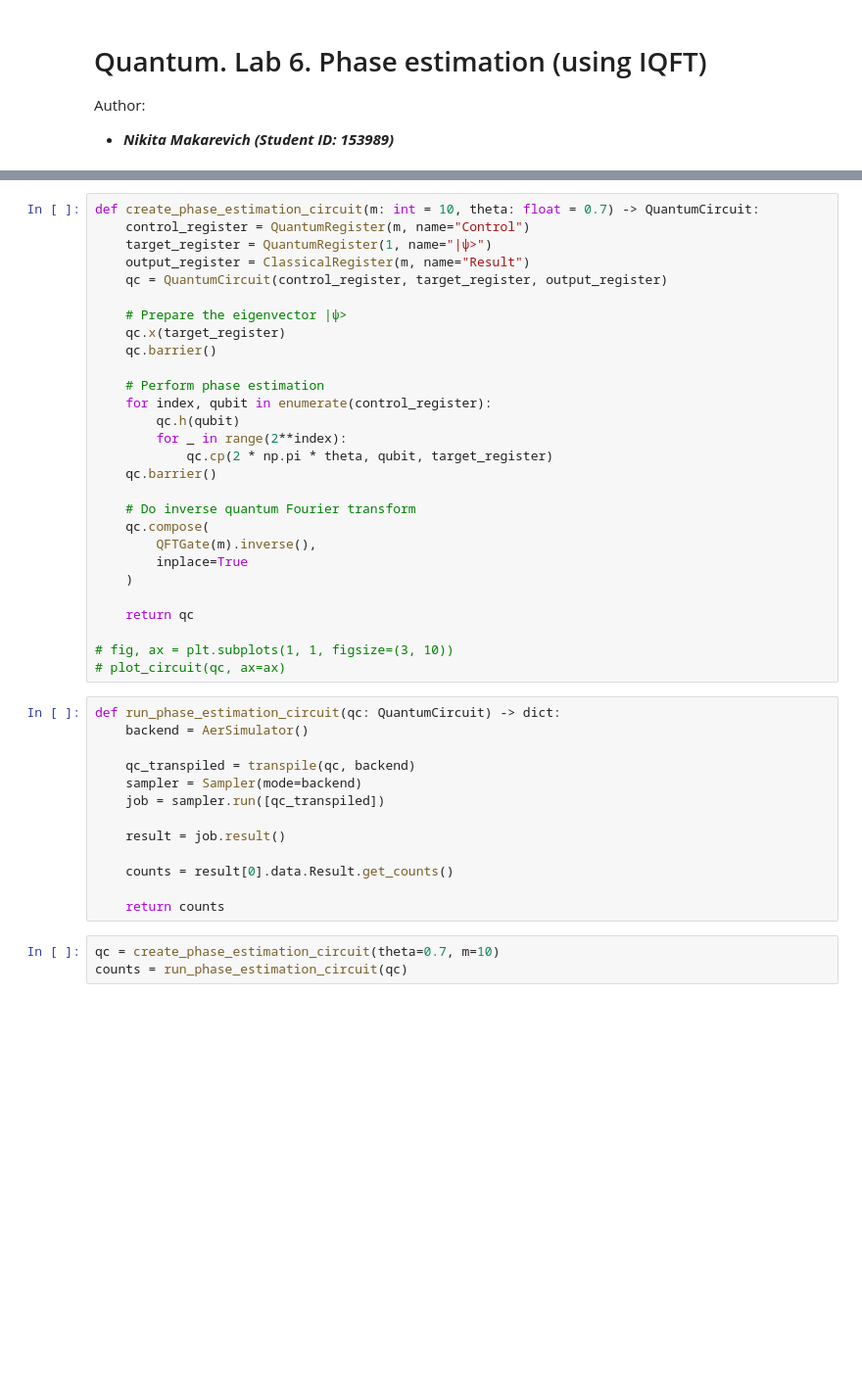
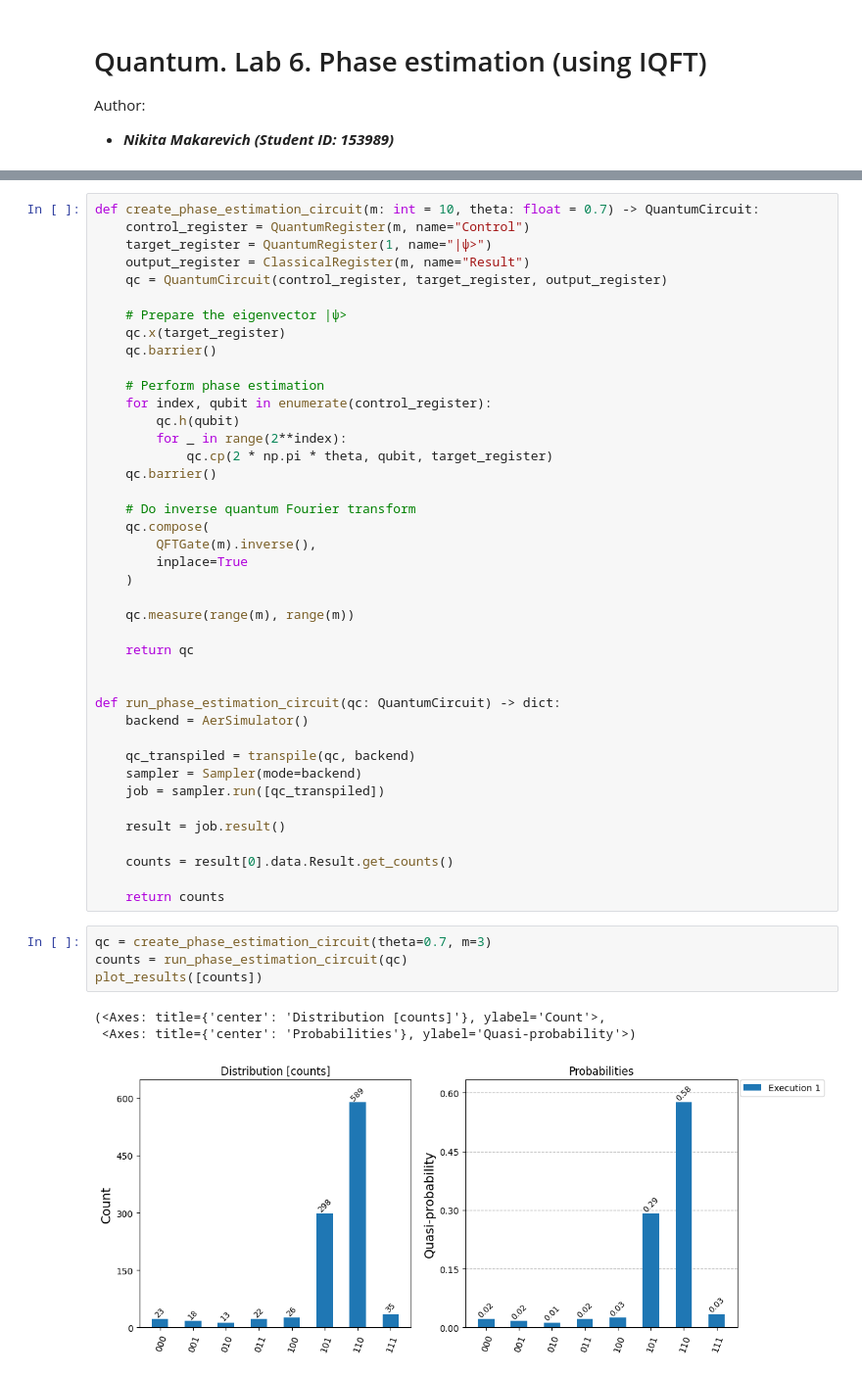
Before and after one commit to AmevinLS/quantum-uni, a Jupyter notebook: lab6/lab6.ipynb, the cells around one changed output, grey strips where cells are left out. Shown at 98% size. Saved outputs shown, nothing was run; the diff lists cells and outputs as text; blank space fills up the shorter version.

```diff
--- a/lab6/lab6.ipynb
+++ b/lab6/lab6.ipynb
@@ -142,23 +84,28 @@ def create_phase_estimation_circuit(m: int = 10, theta: float = 0.7) -> QuantumC
         inplace=True
     )
 
+    qc.measure(range(m), range(m))
+
     return qc
 
-# fig, ax = plt.subplots(1, 1, figsize=(3, 10))
-# plot_circuit(qc, ax=ax)
+
+def run_phase_estimation_circuit(qc: QuantumCircuit) -> dict:
+    backend = AerSimulator()
+
+    qc_transpiled = transpile(qc, backend)
+    sampler = Sampler(mode=backend)
+    job = sampler.run([qc_transpiled])
+
+    result = job.result()
+
+    counts = result[0].data.Result.get_counts()
+
+    return counts
-# %%
-def run_phase_estimation_circuit(qc: QuantumCircuit) -> dict:
-    backend = AerSimulator()
-
-    qc_transpiled = transpile(qc, backend)
-    sampler = Sampler(mode=backend)
-    job = sampler.run([qc_transpiled])
-
-    result = job.result()
-
-    counts = result[0].data.Result.get_counts()
-
-    return counts
 # %%
-qc = create_phase_estimation_circuit(theta=0.7, m=10)
+qc = create_phase_estimation_circuit(theta=0.7, m=3)
 counts = run_phase_estimation_circuit(qc)
+plot_results([counts])
+# %% [output]
+(<Axes: title={'center': 'Distribution [counts]'}, ylabel='Count'>,
+ <Axes: title={'center': 'Probabilities'}, ylabel='Quasi-probability'>)
+[figure, added]
```
Also changed, not shown: parts of 8 cells of this notebook.
